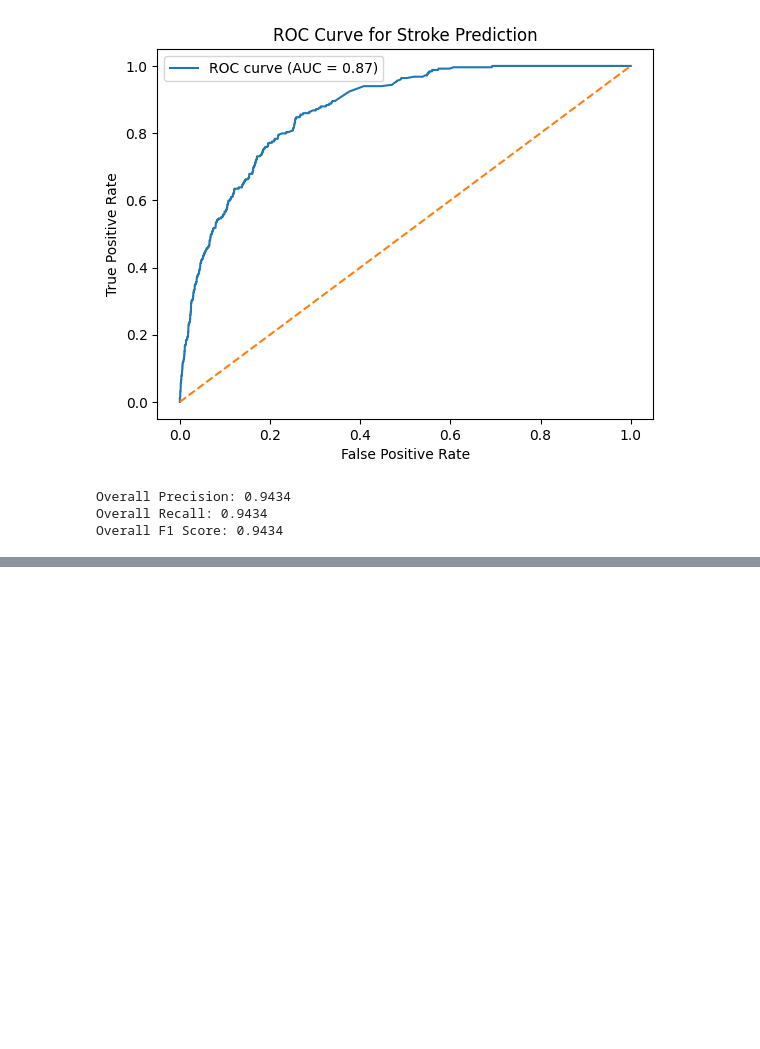
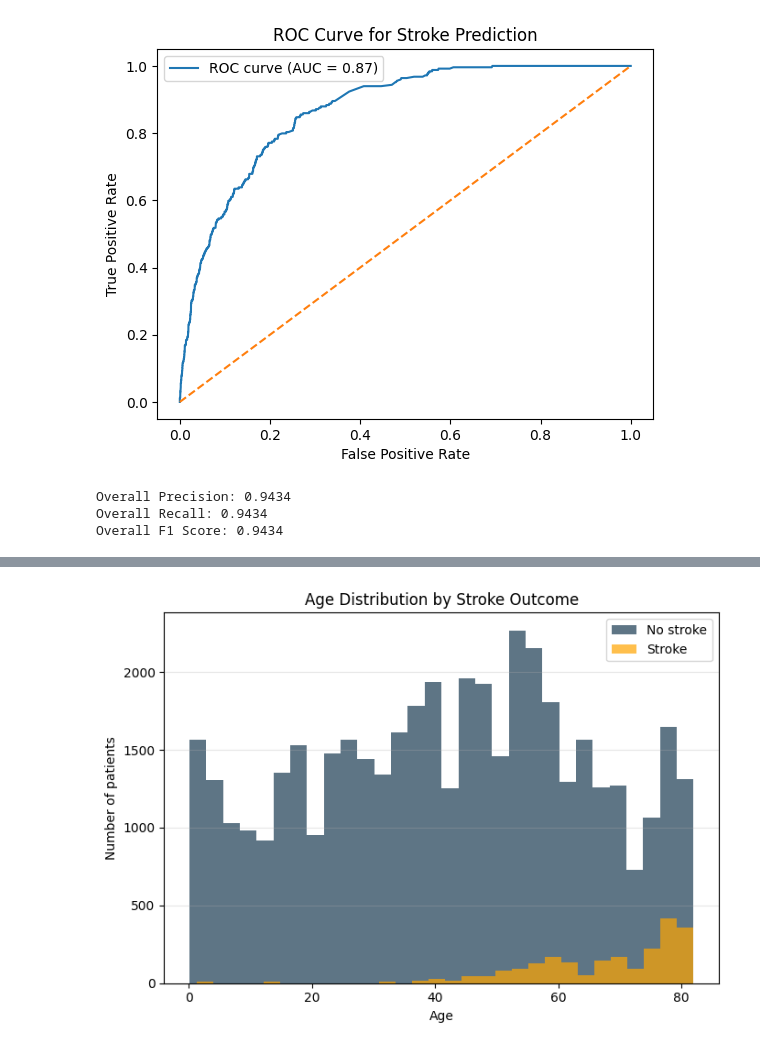
Before and after one commit to santhoshaele-wq/StreamSavants_DES_Aug2025, a Jupyter notebook: notebooks/exploratory_analysis.ipynb, the cells around one changed output, grey strips where cells are left out. Cells and saved outputs as stored; diff of their text form; code cells hidden in the pictures; blank space fills up the shorter version.

```diff
--- a/notebooks/exploratory_analysis.ipynb
+++ b/notebooks/exploratory_analysis.ipynb
@@ -120,0 +137,16 @@ Overall F1 Score: 0.9434
+# %%
+# Age distribution by outcome
+plt.figure(figsize=(7,5))
+plt.hist(df[df['stroke'] == 0]['age'], bins=30, alpha=0.7,
+         label='No stroke', color='#1a3a52')
+plt.hist(df[df['stroke'] == 1]['age'], bins=30, alpha=0.7,
+         label='Stroke', color='#ffa500')
+plt.title('Age Distribution by Stroke Outcome')
+plt.xlabel('Age')
+plt.ylabel('Number of patients')
+plt.legend()
+plt.grid(axis='y', alpha=0.3)
+plt.tight_layout()
+plt.show()
+# %% [output]
+[figure, added]
```
Also changed, not shown: parts of 2 cells of this notebook, 1 other file.
